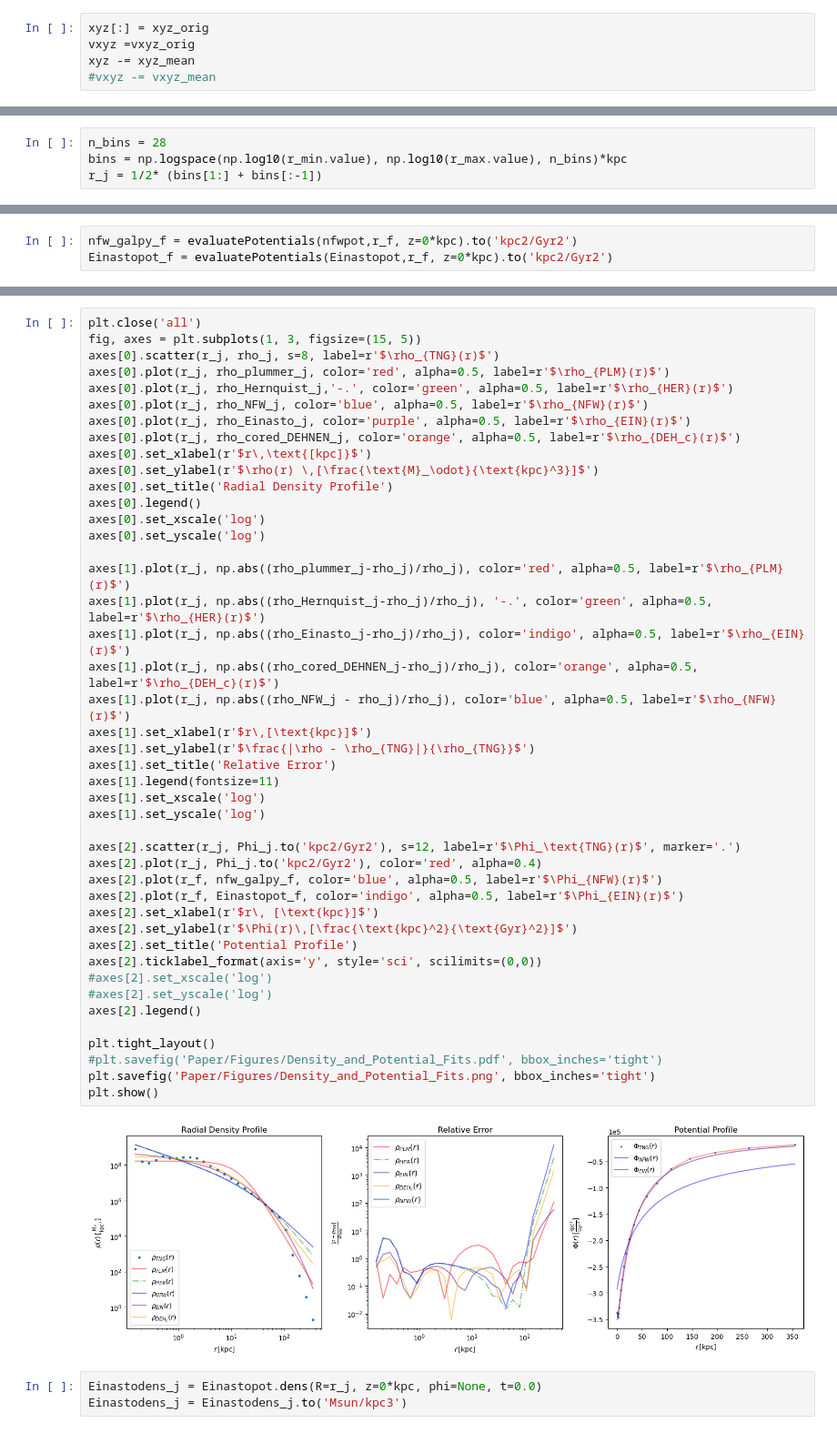
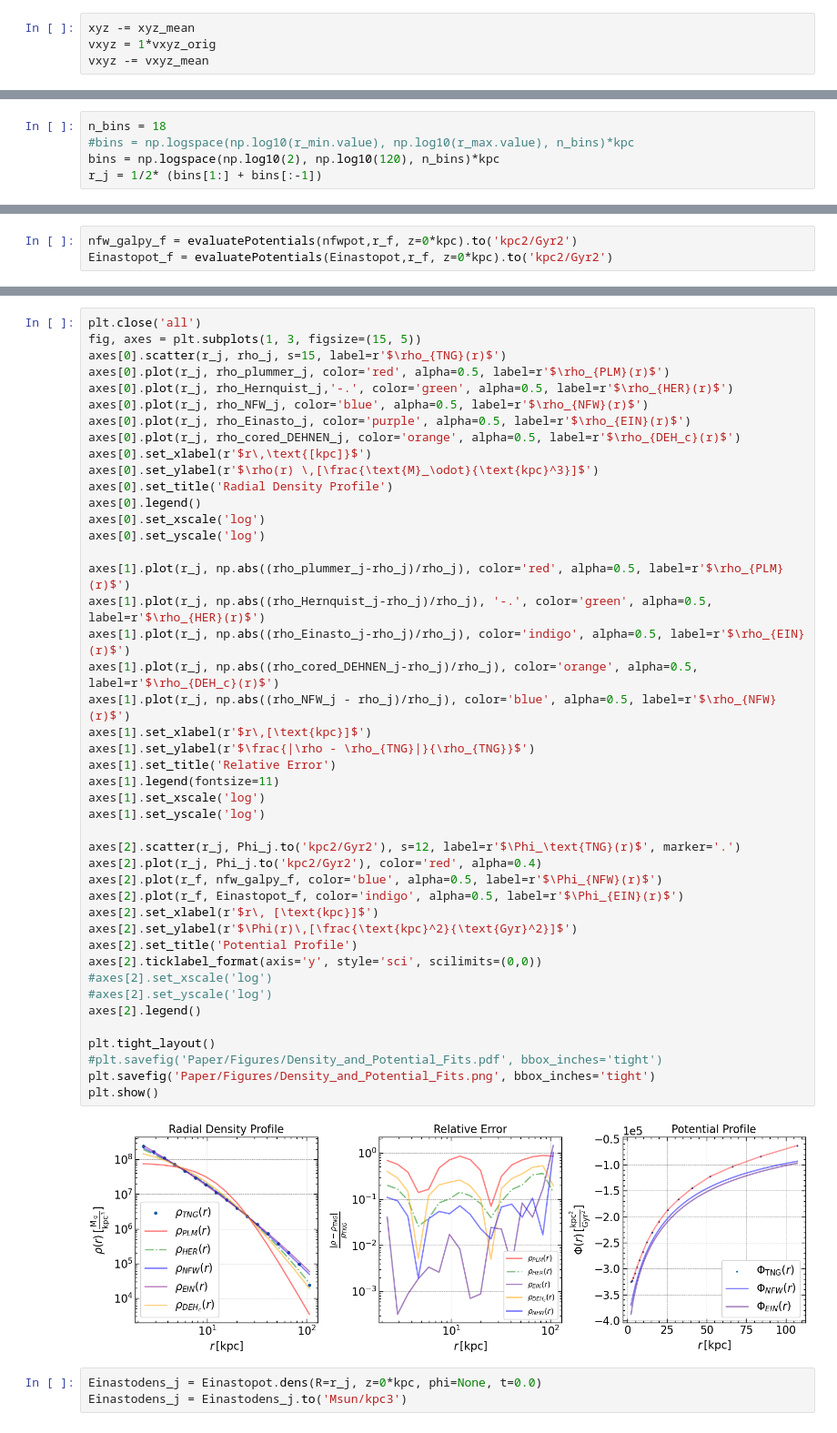
Before and after one commit to Jitskeverheecke/TANA_Project, a Jupyter notebook: project.ipynb, the cells around one changed output, grey strips where cells are left out. Shown at 91% size. Drawn from its saved outputs; the diff is of its cells as text.

```diff
--- a/project.ipynb
+++ b/project.ipynb
@@ -71,10 +74,9 @@ xyz_mean = np.mean(xyz, axis=0)
 # %% [markdown]
 Data standardization: here all velocities and positions coordinates are centered around theire mean value.
 # %%
-xyz[:] = xyz_orig
-vxyz =vxyz_orig
 xyz -= xyz_mean
-#vxyz -= vxyz_mean
+vxyz = 1*vxyz_orig
+vxyz -= vxyz_mean
 # %% [markdown]
 The potential $\phi$ is the potential at each particle coordinate due to all other particles in the simulation box, i.e, $
 \Phi(\mathbf{x}) = -G \sum_{i \neq j} \frac{m_j}{|\mathbf{x} - \mathbf{x}_j|}$.
@@ -338,8 +365,9 @@ plt.show()
 # %% [markdown]
 Compute a histogram for different radii
 # %%
-n_bins = 28
-bins = np.logspace(np.log10(r_min.value), np.log10(r_max.value), n_bins)*kpc
+n_bins = 18
+#bins = np.logspace(np.log10(r_min.value), np.log10(r_max.value), n_bins)*kpc
+bins = np.logspace(np.log10(2), np.log10(120), n_bins)*kpc
 r_j = 1/2* (bins[1:] + bins[:-1])
 # %%
 counts, _ = np.histogram(r.value, bins=bins.value)
@@ -587,7 +626,7 @@ plt.show()
 # %%
 plt.close('all')
 fig, axes = plt.subplots(1, 3, figsize=(15, 5))
-axes[0].scatter(r_j, rho_j, s=8, label=r'$\rho_{TNG}(r)$')
+axes[0].scatter(r_j, rho_j, s=15, label=r'$\rho_{TNG}(r)$')
 axes[0].plot(r_j, rho_plummer_j, color='red', alpha=0.5, label=r'$\rho_{PLM}(r)$')
 axes[0].plot(r_j, rho_Hernquist_j,'-.', color='green', alpha=0.5, label=r'$\rho_{HER}(r)$')
 axes[0].plot(r_j, rho_NFW_j, color='blue', alpha=0.5, label=r'$\rho_{NFW}(r)$')
@@ -602,34 +641,34 @@ axes[0].set_yscale('log')
 
 axes[1].plot(r_j, np.abs((rho_plummer_j-rho_j)/rho_j), color='red', alpha=0.5, label=r'$\rho_{PLM}(r)$')
 axes[1].plot(r_j, np.abs((rho_Hernquist_j-rho_j)/rho_j), '-.', color='green', alpha=0.5, label=r'$\rho_{HER}(r)$')
 axes[1].plot(r_j, np.abs((rho_Einasto_j-rho_j)/rho_j), color='indigo', alpha=0.5, label=r'$\rho_{EIN}(r)$')
 axes[1].plot(r_j, np.abs((rho_cored_DEHNEN_j-rho_j)/rho_j), color='orange', alpha=0.5, label=r'$\rho_{DEH_c}(r)$')
 axes[1].plot(r_j, np.abs((rho_NFW_j - rho_j)/rho_j), color='blue', alpha=0.5, label=r'$\rho_{NFW}(r)$')
 axes[1].set_xlabel(r'$r\,[\text{kpc}]$')
 axes[1].set_ylabel(r'$\frac{|\rho - \rho_{TNG}|}{\rho_{TNG}}$')
 axes[1].set_title('Relative Error')
 axes[1].legend(fontsize=11)
 axes[1].set_xscale('log')
 axes[1].set_yscale('log')
 
 axes[2].scatter(r_j, Phi_j.to('kpc2/Gyr2'), s=12, label=r'$\Phi_\text{TNG}(r)$', marker='.')
 axes[2].plot(r_j, Phi_j.to('kpc2/Gyr2'), color='red', alpha=0.4)
 axes[2].plot(r_f, nfw_galpy_f, color='blue', alpha=0.5, label=r'$\Phi_{NFW}(r)$')
 axes[2].plot(r_f, Einastopot_f, color='indigo', alpha=0.5, label=r'$\Phi_{EIN}(r)$')
 axes[2].set_xlabel(r'$r\, [\text{kpc}]$')
 axes[2].set_ylabel(r'$\Phi(r)\,[\frac{\text{kpc}^2}{\text{Gyr}^2}]$')
 axes[2].set_title('Potential Profile')
 axes[2].ticklabel_format(axis='y', style='sci', scilimits=(0,0))
 #axes[2].set_xscale('log')
 #axes[2].set_yscale('log')
 axes[2].legend()
 
 plt.tight_layout()
 #plt.savefig('Paper/Figures/Density_and_Potential_Fits.pdf', bbox_inches='tight')
 plt.savefig('Paper/Figures/Density_and_Potential_Fits.png', bbox_inches='tight')
 plt.show()
 # %% [output]
-[figure, old version]
+[figure, new version]
 # %%
 Einastodens_j = Einastopot.dens(R=r_j, z=0*kpc, phi=None, t=0.0)
 Einastodens_j = Einastodens_j.to('Msun/kpc3')
```
Also changed, not shown: parts of 51 cells of this notebook, 10 other files.
